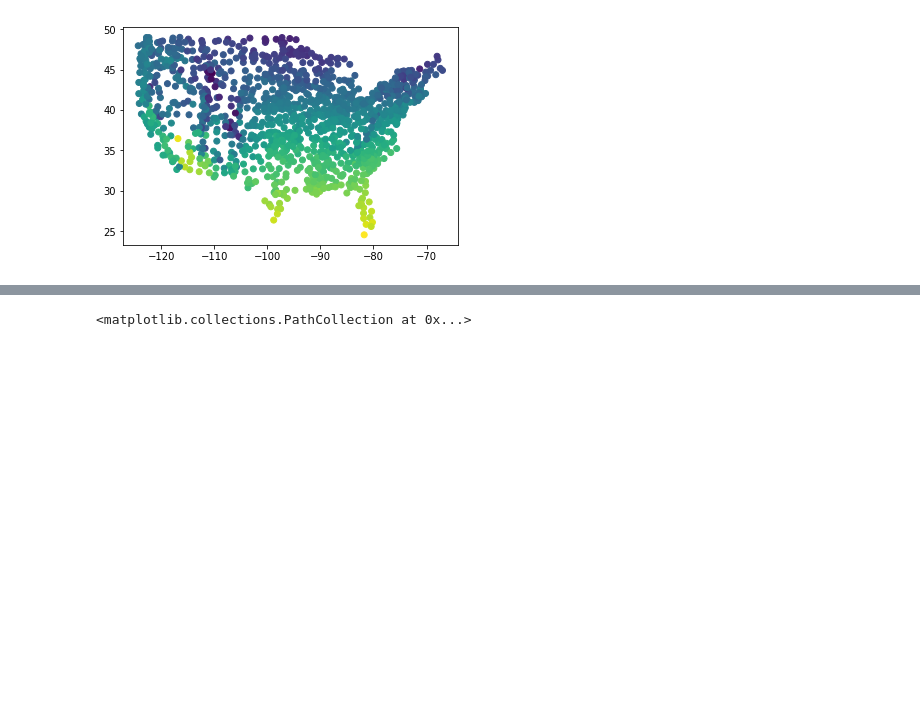
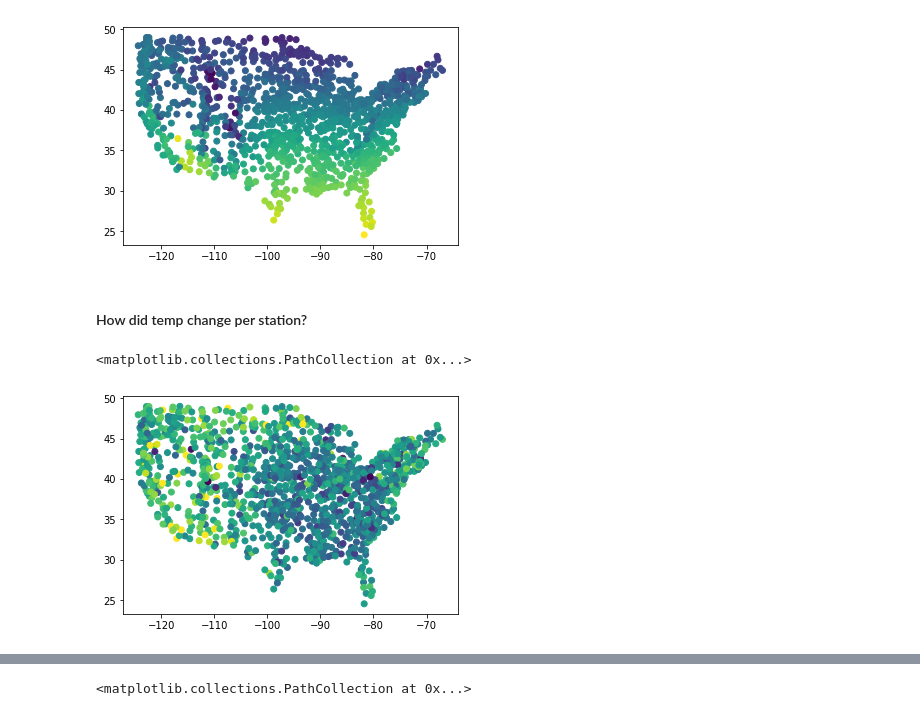
Before and after one commit to grep0/climate-fun, a Jupyter notebook: src/Continental_US_monthly_temperatures.ipynb, the cells around one changed output, grey strips where cells are left out. Cells and saved outputs as stored; diff of their text form; code cells hidden in the pictures; blank space fills up the shorter version.

```diff
--- a/src/Continental_US_monthly_temperatures.ipynb
+++ b/src/Continental_US_monthly_temperatures.ipynb
@@ -165,3 +188,12 @@ plt.scatter(lon,lat, c=avg_1950)
 # %% [output]
 <matplotlib.collections.PathCollection at 0x...>
 [figure]
+# %% [markdown]
+#### How did temp change per station?
+# %%
+avg_2000=np.nanmean(raw[:,1990-first_year:,:], axis=(1,2))
+delta_2000_1950 = avg_2000-avg_1950
+plt.scatter(lon,lat, c=delta_2000_1950, norm=colors.Normalize(vmin=-2,vmax=+2))
+# %% [output]
+<matplotlib.collections.PathCollection at 0x...>
+[figure, added]
```
Also changed, not shown: parts of 15 cells of this notebook.
